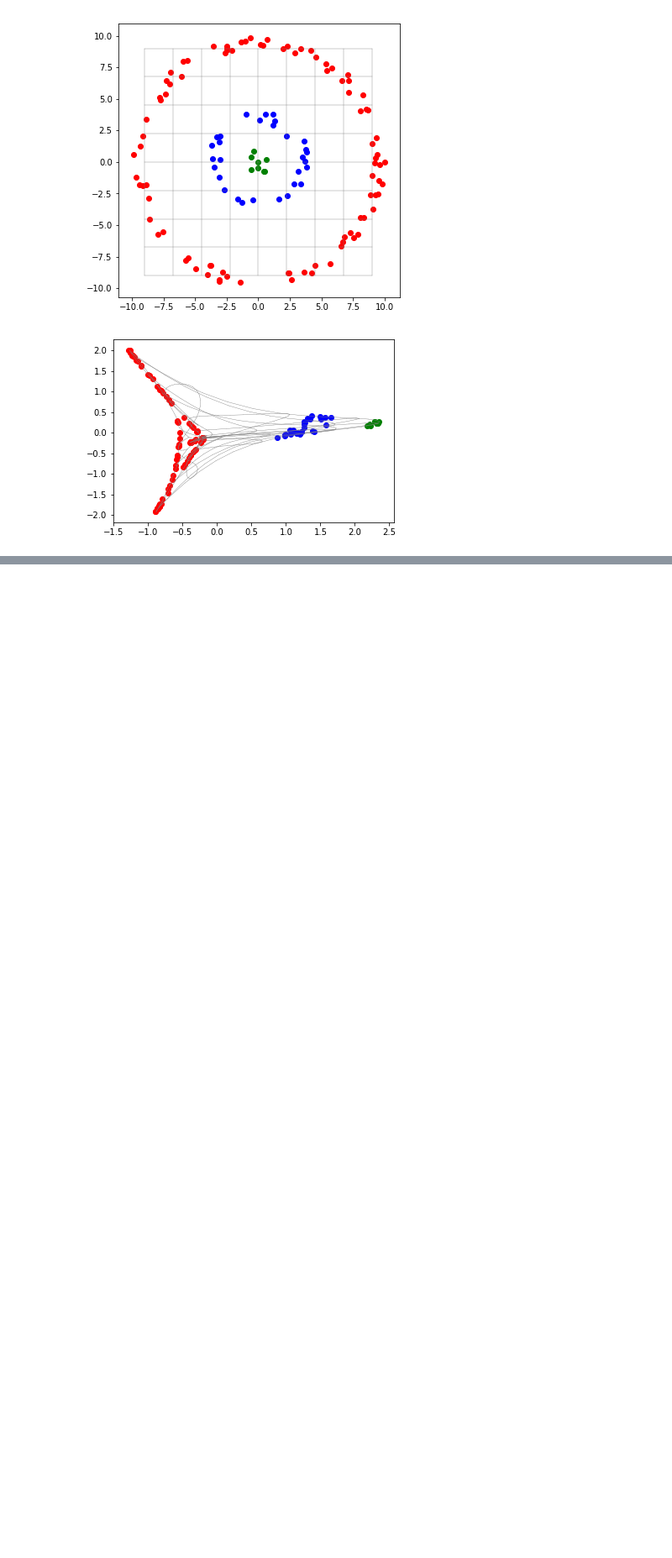
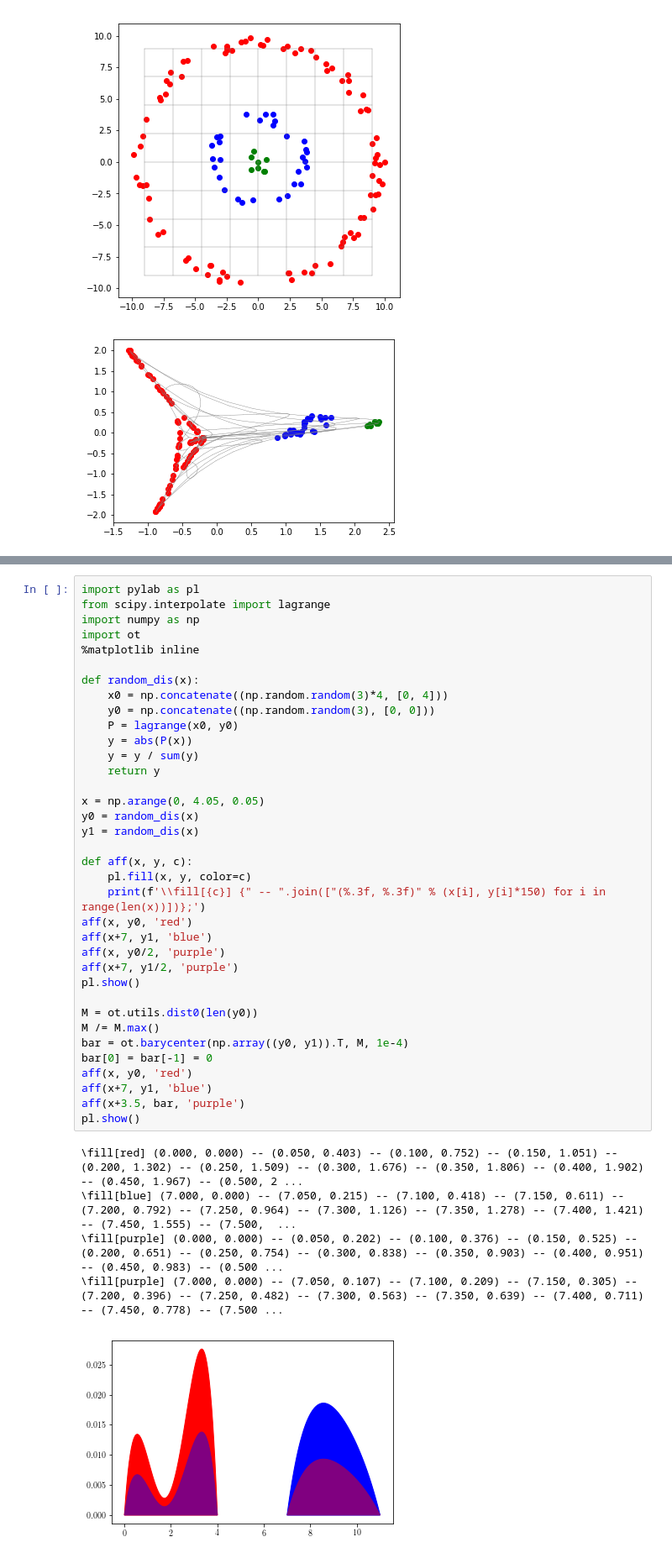
Before and after one commit to Nanored4498/M1IF-ML-cours, a Jupyter notebook: figures.ipynb, the cells around one changed output, grey strips where cells are left out. Shown at 84% size. Drawn from its saved outputs; the diff is of its cells as text; blank space fills up the shorter version.

```diff
--- a/figures.ipynb
+++ b/figures.ipynb
@@ -555,0 +642,42 @@ file.close()
+# %%
+import pylab as pl
+from scipy.interpolate import lagrange
+import numpy as np
+import ot
+%matplotlib inline
+
+def random_dis(x):
+    x0 = np.concatenate((np.random.random(3)*4, [0, 4]))
+    y0 = np.concatenate((np.random.random(3), [0, 0]))
+    P = lagrange(x0, y0)
+    y = abs(P(x))
+    y = y / sum(y)
+    return y
+
+x = np.arange(0, 4.05, 0.05)
+y0 = random_dis(x)
+y1 = random_dis(x)
+
+def aff(x, y, c):
+    pl.fill(x, y, color=c)
+    print(f'\\fill[{c}] {" -- ".join(["(%.3f, %.3f)" % (x[i], y[i]*150) for i in range(len(x))])};')
+aff(x, y0, 'red')
+aff(x+7, y1, 'blue')
+aff(x, y0/2, 'purple')
+aff(x+7, y1/2, 'purple')
+pl.show()
+
+M = ot.utils.dist0(len(y0))
+M /= M.max()
+bar = ot.barycenter(np.array((y0, y1)).T, M, 1e-4)
+bar[0] = bar[-1] = 0
+aff(x, y0, 'red')
+aff(x+7, y1, 'blue')
+aff(x+3.5, bar, 'purple')
+pl.show()
+# %% [output]
+\fill[red] (0.000, 0.000) -- (0.050, 0.403) -- (0.100, 0.752) -- (0.150, 1.051) -- (0.200, 1.302) -- (0.250, 1.509) -- (0.300, 1.676) -- (0.350, 1.806) -- (0.400, 1.902) -- (0.450, 1.967) -- (0.500, 2 ...
+\fill[blue] (7.000, 0.000) -- (7.050, 0.215) -- (7.100, 0.418) -- (7.150, 0.611) -- (7.200, 0.792) -- (7.250, 0.964) -- (7.300, 1.126) -- (7.350, 1.278) -- (7.400, 1.421) -- (7.450, 1.555) -- (7.500,  ...
+\fill[purple] (0.000, 0.000) -- (0.050, 0.202) -- (0.100, 0.376) -- (0.150, 0.525) -- (0.200, 0.651) -- (0.250, 0.754) -- (0.300, 0.838) -- (0.350, 0.903) -- (0.400, 0.951) -- (0.450, 0.983) -- (0.500 ...
+\fill[purple] (7.000, 0.000) -- (7.050, 0.107) -- (7.100, 0.209) -- (7.150, 0.305) -- (7.200, 0.396) -- (7.250, 0.482) -- (7.300, 0.563) -- (7.350, 0.639) -- (7.400, 0.711) -- (7.450, 0.778) -- (7.500 ...
+[figure, added]
```
Also changed, not shown: parts of 7 cells of this notebook, 3 other files.
